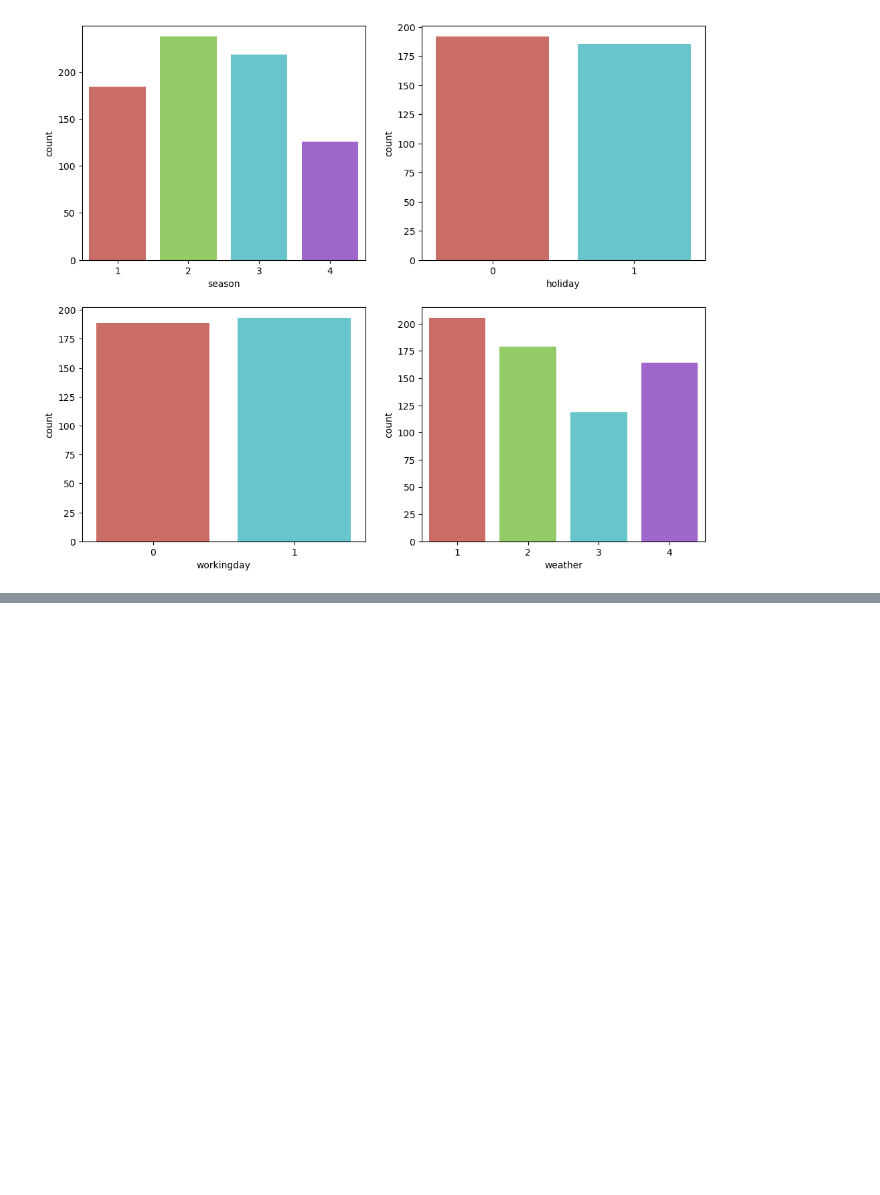
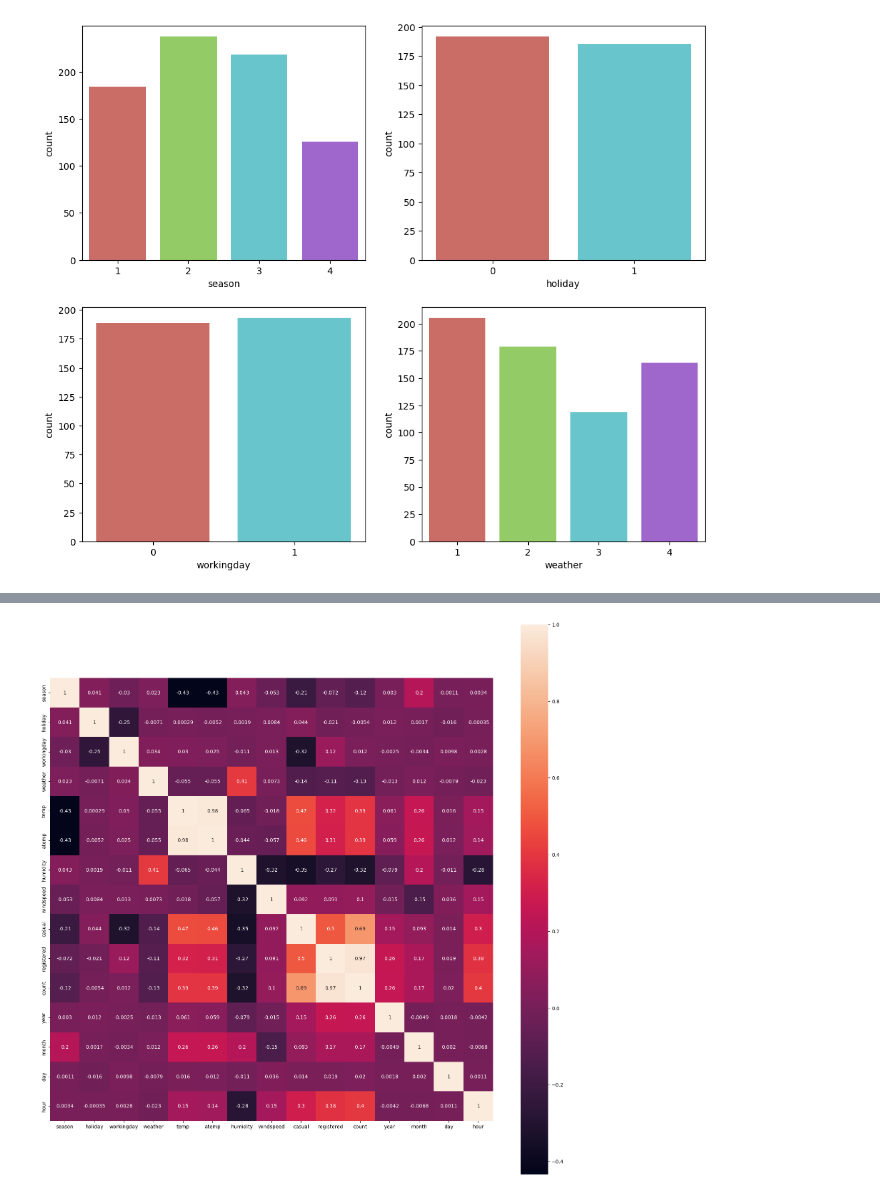
Before and after one commit to Ja-efan/DataScience, a Jupyter notebook: bike_sharing_demand.ipynb, the cells around one changed output, grey strips where cells are left out. Cells and saved outputs as stored; diff of their text form; code cells hidden in the pictures; blank space fills up the shorter version.

```diff
--- a/bike_sharing_demand.ipynb
+++ b/bike_sharing_demand.ipynb
@@ -313,0 +302,5 @@ Name: count, dtype: int64
+# %%
+fig = plt.figure(figsize=(20,20))
+ax = sns.heatmap(train.drop(columns=['datetime', 'weekday'], axis=1).corr(), annot=True, square=True)
+# %% [output]
+[figure, added]
```
Also changed, not shown: parts of 2 cells of this notebook.
